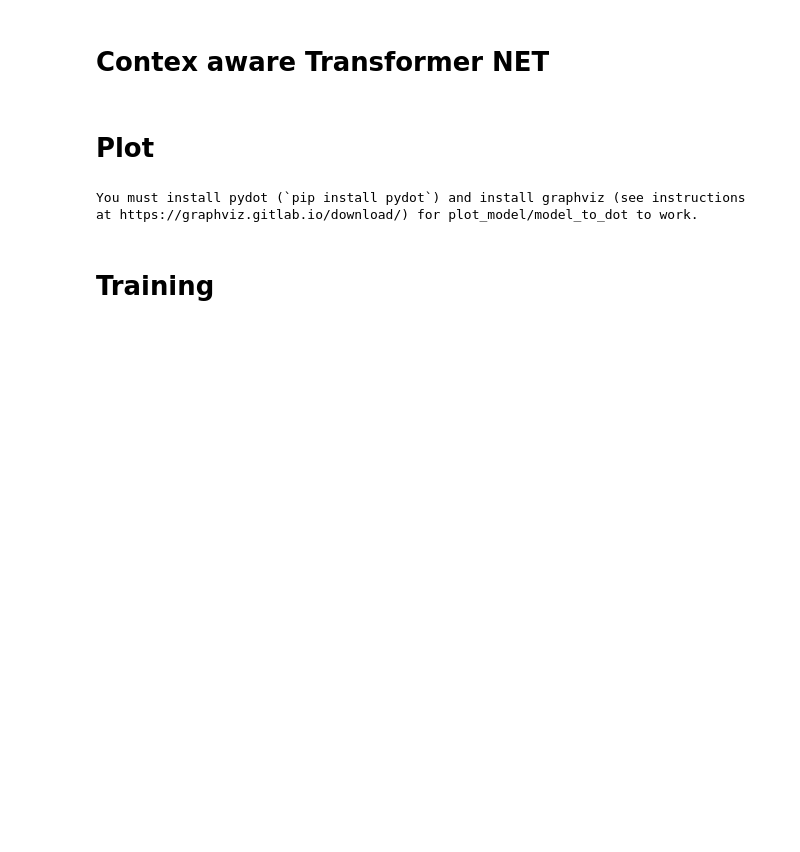
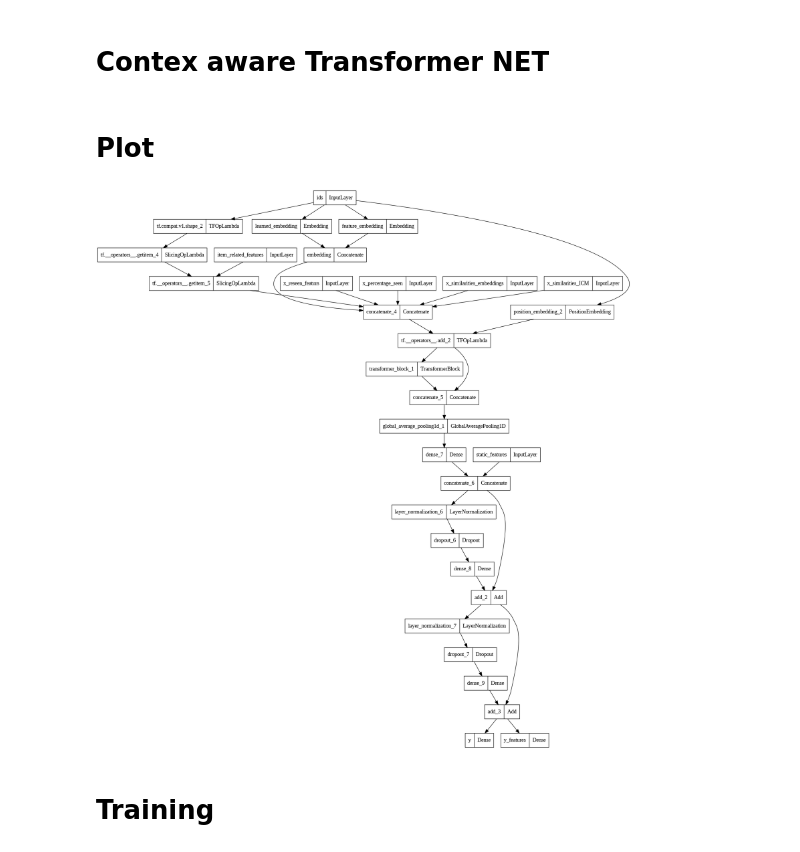
Before and after one commit to stavco9/rs-final-project, a Jupyter notebook: recsys2022/Models_for_ensemble/4a-Transformer.ipynb, the cells around one changed output. Cells and saved outputs as stored; diff of their text form; code cells hidden in the pictures; blank space fills up the shorter version.

```diff
--- a/recsys2022/Models_for_ensemble/4a-Transformer.ipynb
+++ b/recsys2022/Models_for_ensemble/4a-Transformer.ipynb
@@ -416,3 +516,43 @@ train_set_complete.element_spec
+# %%
+class TransformerBlock(layers.Layer):
+    def __init__(self, embed_dim, num_heads, ff_dim, rate=0.1):
+        super(TransformerBlock, self).__init__()
+        self.att = layers.MultiHeadAttention(num_heads=num_heads, key_dim=embed_dim)
+        self.ffn = tf.keras.Sequential(
+            [layers.Dense(ff_dim, activation="relu"), layers.Dense(embed_dim),]
+        )
+        self.layernorm1 = layers.LayerNormalization(epsilon=1e-6)
+        self.layernorm2 = layers.LayerNormalization(epsilon=1e-6)
+        self.dropout1 = layers.Dropout(rate)
+        self.dropout2 = layers.Dropout(rate)
+
+    def call(self, inputs, training):
+        attn_output = self.att(inputs, inputs)
+        attn_output = self.dropout1(attn_output, training=training)
+        out1 = self.layernorm1(inputs + attn_output)
+        ffn_output = self.ffn(out1)
+        ffn_output = self.dropout2(ffn_output, training=training)
+        return self.layernorm2(out1 + ffn_output)
+# %%
+def mrr_top_at(at=100):
+    @tf.function
+    def mrr_top(y_true,y_pred):
+        top_k=tf.math.top_k(y_pred,k=at)
+        rr=top_k.indices
+        #print(rr)
+        idx=tf.range(start=1,limit=at+1,delta=1)
+        y_true=tf.reshape(y_true,[-1,1])
+        #print(y_true)
+        #y_true=tf.broadcast_to(y_true,test.shape)
+        y_true=tf.cast(y_true,tf.int32)
+        ranking=tf.where(tf.math.equal(rr,y_true),idx,0)
+        #print(ranking)
+        ranking=tf.reduce_sum(ranking,axis=-1)
+        ranking=tf.where(ranking>0,1/ranking,0)
+        #print(ranking)
+        ranking=tf.reduce_mean(ranking)
+        return ranking
+    return mrr_top
 # %%
 embed_dim = 64  # Embedding size for each token
 maxlen = 100
@@ -529,9 +669,9 @@ model_for_training.compile(
 # %% [markdown]
 # Plot
 # %%
-tf.keras.utils.plot_model(model_for_training,to_file="./model.png",expand_nested=True)
+tf.keras.utils.plot_model(model_for_training,to_file="./transofmer-NN-model.png",expand_nested=True)
 # %% [output]
-You must install pydot (`pip install pydot`) and install graphviz (see instructions at https://graphviz.gitlab.io/download/) for plot_model/model_to_dot to work.
+[figure, added]
 # %% [markdown]
 # Training
 # %%
```
Also changed, not shown: parts of 15 cells of this notebook.
